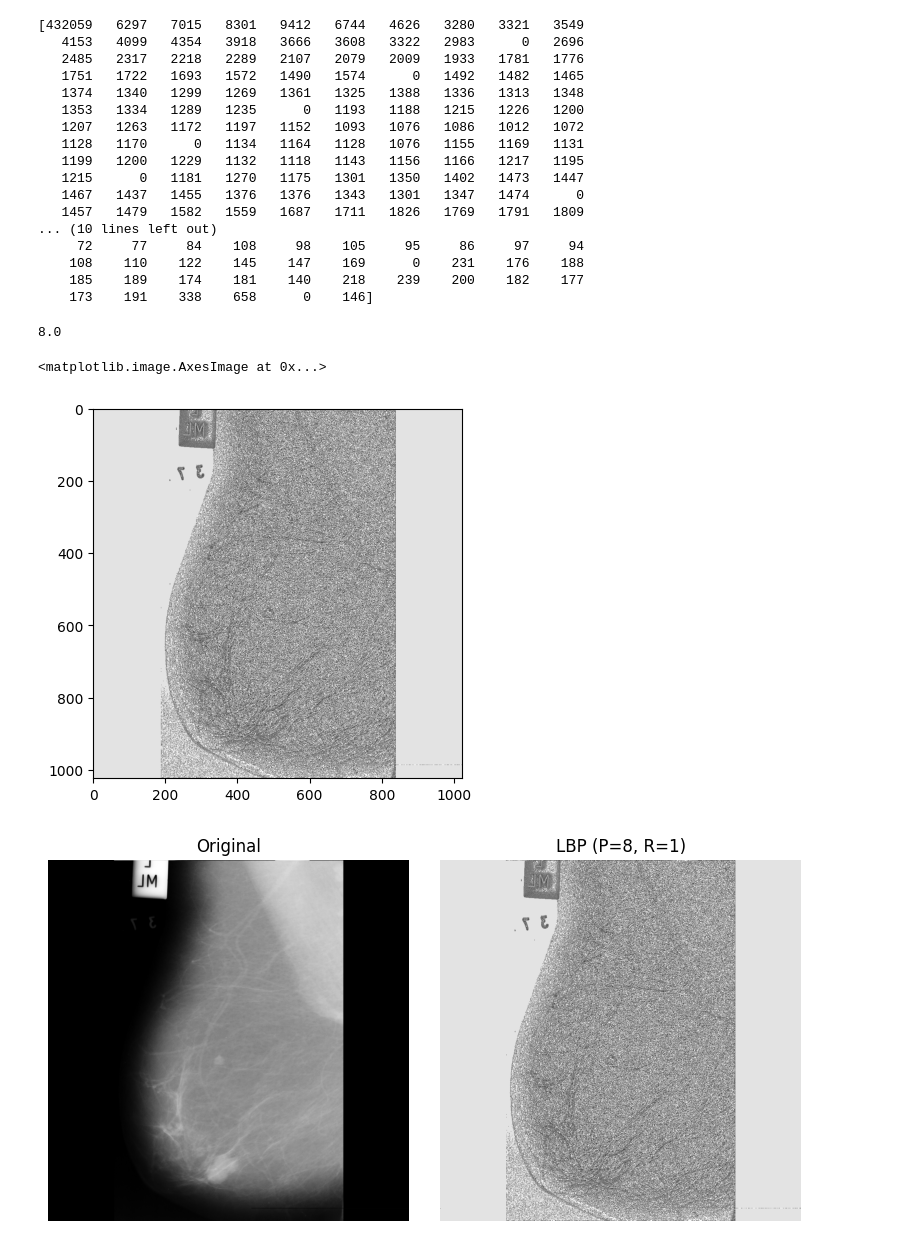
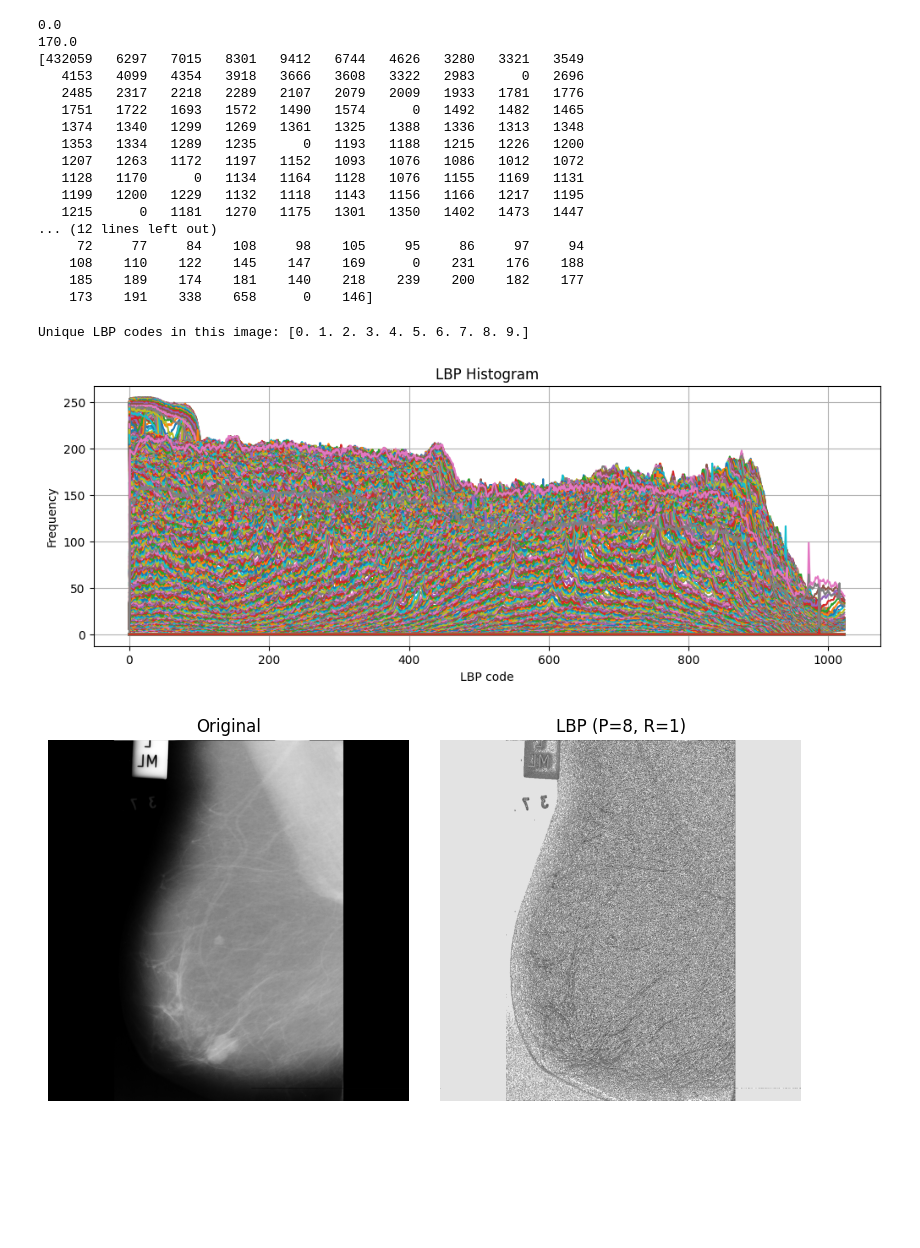
Before and after one commit to Ali-Alian/BCD, a Jupyter notebook: LBP.ipynb, the cells around one changed output. Saved outputs shown, nothing was run; the diff lists cells and outputs as text; code cells hidden in the pictures; blank space fills up the shorter version.

```diff
--- a/LBP.ipynb
+++ b/LBP.ipynb
@@ -34,13 +34,26 @@ P = 8
 R = 1
 method = 'uniform'
 LBP = feature.local_binary_pattern(n_img, P, R, method)
+print(LBP.min())
 
 #compute th histogram from 255 in image size to 59 =>  reduce the number of bins
 bins_num = int(n_img.max()) + 1
 histogram, _ = np.histogram(n_img.ravel(), bins=bins_num, range=(0, bins_num))
 
+# Pooling the image in to 6 x 6
+H = 1020 # height
+W = 1020 # width
+G = 6 # Grid
+hor = H / G # height of each region
+wor = W / G # width of each region
+# for i in
+
+print(hor)
+
 print(histogram)
 # %% [output]
+0.0
+170.0
 [432059   6297   7015   8301   9412   6744   4626   3280   3321   3549
    4153   4099   4354   3918   3666   3608   3322   2983      0   2696
    2485   2317   2218   2289   2107   2079   2009   1933   1781   1776
@@ -51,20 +64,26 @@ print(histogram)
    1128   1170      0   1134   1164   1128   1076   1155   1169   1131
    1199   1200   1229   1132   1118   1143   1156   1166   1217   1195
    1215      0   1181   1270   1175   1301   1350   1402   1473   1447
-   1467   1437   1455   1376   1376   1343   1301   1347   1474      0
-   1457   1479   1582   1559   1687   1711   1826   1769   1791   1809
-... (10 lines left out)
+... (12 lines left out)
      72     77     84    108     98    105     95     86     97     94
     108    110    122    145    147    169      0    231    176    188
     185    189    174    181    140    218    239    200    182    177
     173    191    338    658      0    146]
+# %%
+unique_codes = np.unique(LBP)
+print("Unique LBP codes in this image:", unique_codes)
+# %% [output]
+Unique LBP codes in this image: [0. 1. 2. 3. 4. 5. 6. 7. 8. 9.]
 # %%
-x, y = 500, 145
-print(LBP[x, y])
+plt.figure(figsize=(12,4))
+plt.plot(n_img)
+plt.title("LBP Histogram")
+plt.xlabel("LBP code")
+plt.ylabel("Frequency")
+plt.grid()
+plt.show()
 # %% [output]
-8.0
-<matplotlib.image.AxesImage at 0x...>
-[figure, old version]
+[figure, new version]
 # %%
 fig, axes = plt.subplots(1, 2, figsize=(8, 4))
 axes[0].imshow(n_img, cmap='gray')
```
